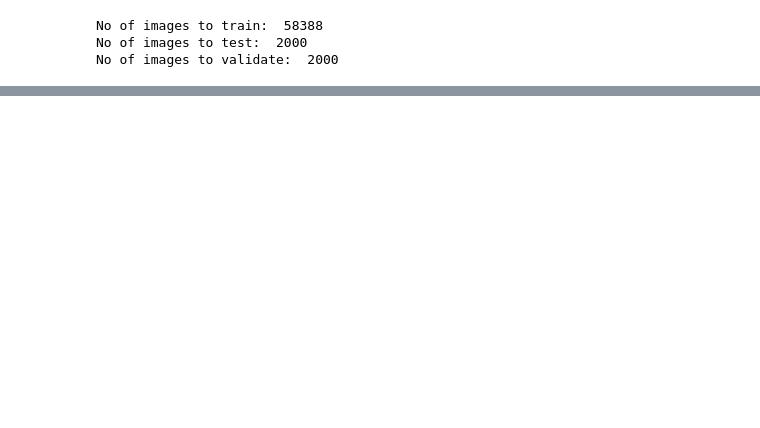
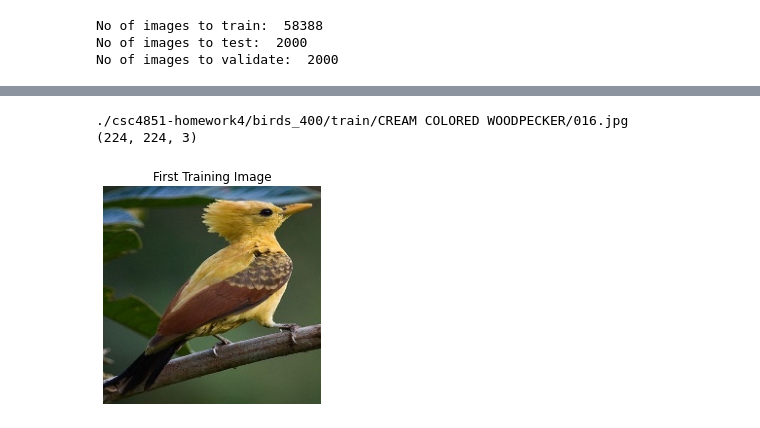
Before and after one commit to nvk681/intro_dl_hw4, a Jupyter notebook: kaggle_EDA.ipynb, the cells around one changed output, grey strips where cells are left out. Cells and saved outputs as stored; diff of their text form; code cells hidden in the pictures; blank space fills up the shorter version.

Commit message:
add: EDA for homework

```diff
--- a/kaggle_EDA.ipynb
+++ b/kaggle_EDA.ipynb
@@ -55,0 +94,19 @@ submission column names:  ['id', 'birds']
+# %%
+print(train_images[0])
+#let's plot that first image:
+
+#get the image path we just printed
+image_path = train_images[0]
+#use plt.imread() to read in that image file
+image_array = plt.imread(image_path)
+print(image_array.shape)
+
+#then plt.imshow() can display it for you
+plt.imshow(image_array)
+plt.title('First Training Image')
+plt.axis('off') #turns off the gridlines
+plt.show()
+# %% [output]
+./csc4851-homework4/birds_400/train/CREAM COLORED WOODPECKER/016.jpg
+(224, 224, 3)
+[figure, added]
```
Also changed, not shown: parts of 5 cells of this notebook.
